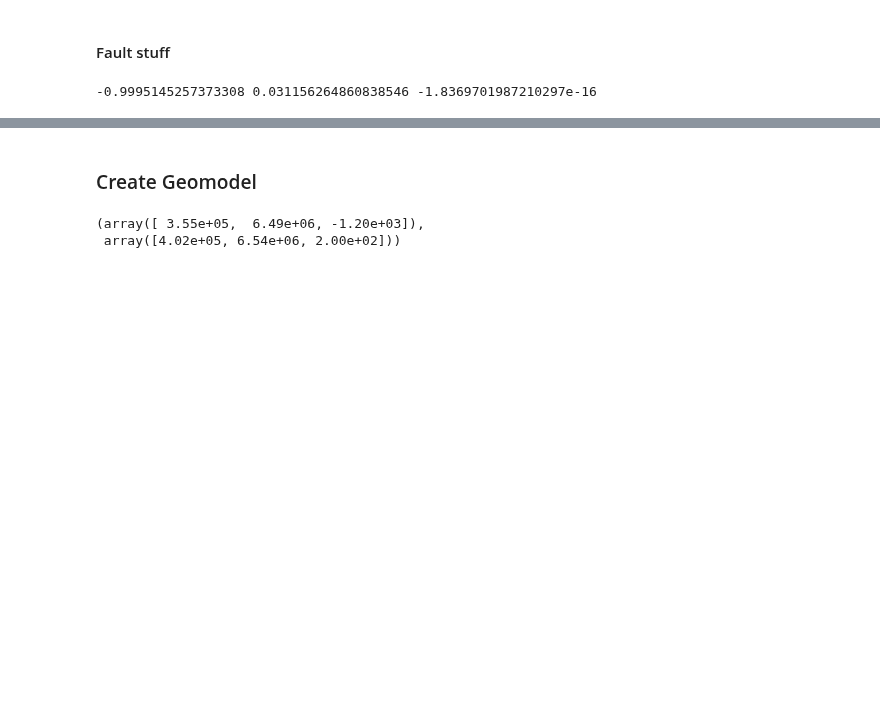
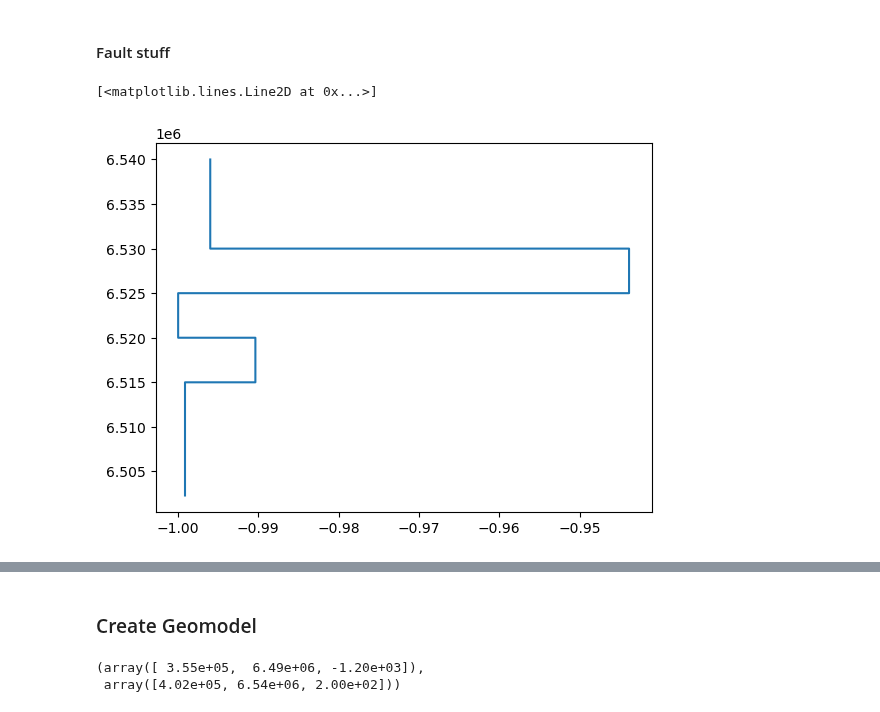
Before and after one commit to malvina-chmielarski/Otorowiri, a Jupyter notebook: scripts/badaminna_geo.ipynb, the cells around one changed output, grey strips where cells are left out. Saved outputs shown, nothing was run; the diff lists cells and outputs as text; code cells hidden in the pictures; blank space fills up the shorter version.

```diff
--- a/scripts/badaminna_geo.ipynb
+++ b/scripts/badaminna_geo.ipynb
@@ -374,6 +374,9 @@ data.columns = [
 #### Fault stuff
 # %%
 # The Bado
+fx = [374540,374000,374700,374750,373000,373902]
+fy = [6502303,6515000,6520000,6525000,6530000,6540000]
+
 fx1, fx2 = 373786, 373439
 fy1, fy2 = 6528191, 6517059
 fz = -800  # [-200,-500]
@@ -390,7 +393,7 @@ intermediate_axis = 0  # fault_vertical_radius
 strike, dip = fault_azimuth, 270
 
 # Make cloud of points along fault plane
-nh = 50  # points  in x/y plane
+'''nh = 50  # points  in x/y plane
 x_array, y_array = [], []  # arrays to create points along fault
 x_array.append(fx1)
 y_array.append(fy1)
@@ -398,18 +401,45 @@ for i in range(nh - 2):
     x_array.append(fx1 + (i + 1) * (fx2 - fx1) / (nh - 1))
     y_array.append(fy1 + (i + 1) * (fy2 - fy1) / (nh - 1))
 x_array.append(fx2)
-y_array.append(fy2)
+y_array.append(fy2)'''
 
-z_array = np.arange(-1000, 0, 50)
-nv = len(z_array)  # points in z plane
+
+
+'''z_array = np.arange(-1000, 0, 50)'''
+x = []
+y = []
+z = []
+nx, ny, nz = [],[],[]
+for ff in range (len(fx) - 1):
+    dum_angle = np.rad2deg(np.arctan(np.abs(fy[ff+1] - fy[ff]) / np.abs(fx[ff+1] - fx[ff])))
+    if fx[ff+1] > fx[ff]:
+        fault_azimuth = 90 - dum_angle
+    else:
+        fault_azimuth = 90 - dum_angle
+    strike, dip = fault_azimuth, 270
+    nx1, ny1, nz1 = strike_dip_vector([strike], [dip])[0]
+    for i in range (50):
+        for k in range(20):
+            x.append(fx[ff] + (fx[ff+1]-fx[ff])/49*float(i))
+            y.append(fy[ff] + (fy[ff+1]-fy[ff])/49*float(i))
+            z.append(-1200/49. * float(k) )
+            nx.append(nx1)
+            ny.append(ny1)
+            nz.append(nz1)
+
+
+
+
+
+#nv = len(z_array)  # points in z plane
 
 from LoopStructural.utils import strikedip2vector as strike_dip_vector
 
-nx, ny, nz = strike_dip_vector([strike], [dip])[0]
-print(nx, ny, nz)
+#nx, ny, nz = strike_dip_vector([strike], [dip])[0]
+#print(nx, ny, nz)
 
 fault_plane_3d = []
-for v in range(nv):  # vertical points
+"""for v in range(nv):  # vertical points
     for h in range(nh):  # horizontal points
         x, y, z = x_array[h], y_array[h], z_array[v]
         fault_plane_3d.append((x, y, z))
@@ -425,7 +455,23 @@ for v in range(nv):  # vertical points
                 "nz": [nz],
             }
         )
-        data = pd.concat([data, df_new_row], ignore_index=True)
+        data = pd.concat([data, df_new_row], ignore_index=True)"""
+
+for i in range(len(x)):
+    fault_plane_3d.append((x[i], y[i], z[i]))
+    df_new_row = pd.DataFrame.from_records(
+        {
+            "X": [x[i]],
+            "Y": [y[i]],
+            "Z": [z[i]],
+            "val": [0.0],
+            "feature_name": ["Fault"],
+            "nx": [nx[i]],
+            "ny": [ny[i]],
+            "nz": [nz[i]],
+        }
+    )
+    data = pd.concat([data, df_new_row], ignore_index=True)
 
 ## ADD FAULT (this chunk given to me directly by Lachlan Grose to make an ellipsoid fault)
 from LoopStructural.modelling.features.fault._fault_function import (
@@ -466,8 +512,11 @@ gxf = Composite(hw, fw)
 fault_displacement = None
 fault_displacement = FaultDisplacement(gx=gxf, gy=gyf, gz=gzf)
 faultfunction = fault_displacement
-# %% [output]
--0.9995145257373308 0.031156264860838546 -1.8369701987210297e-16
+# %%
+plt.plot(nx,y)
+# %% [output]
+[<matplotlib.lines.Line2D at 0x...>]
+[figure, added]
 # %%
 for lith in lithcodes:
     filtered_df = data[data.lithcode == lith]
```
Also changed, not shown: parts of 9 cells of this notebook, 2 other files.
